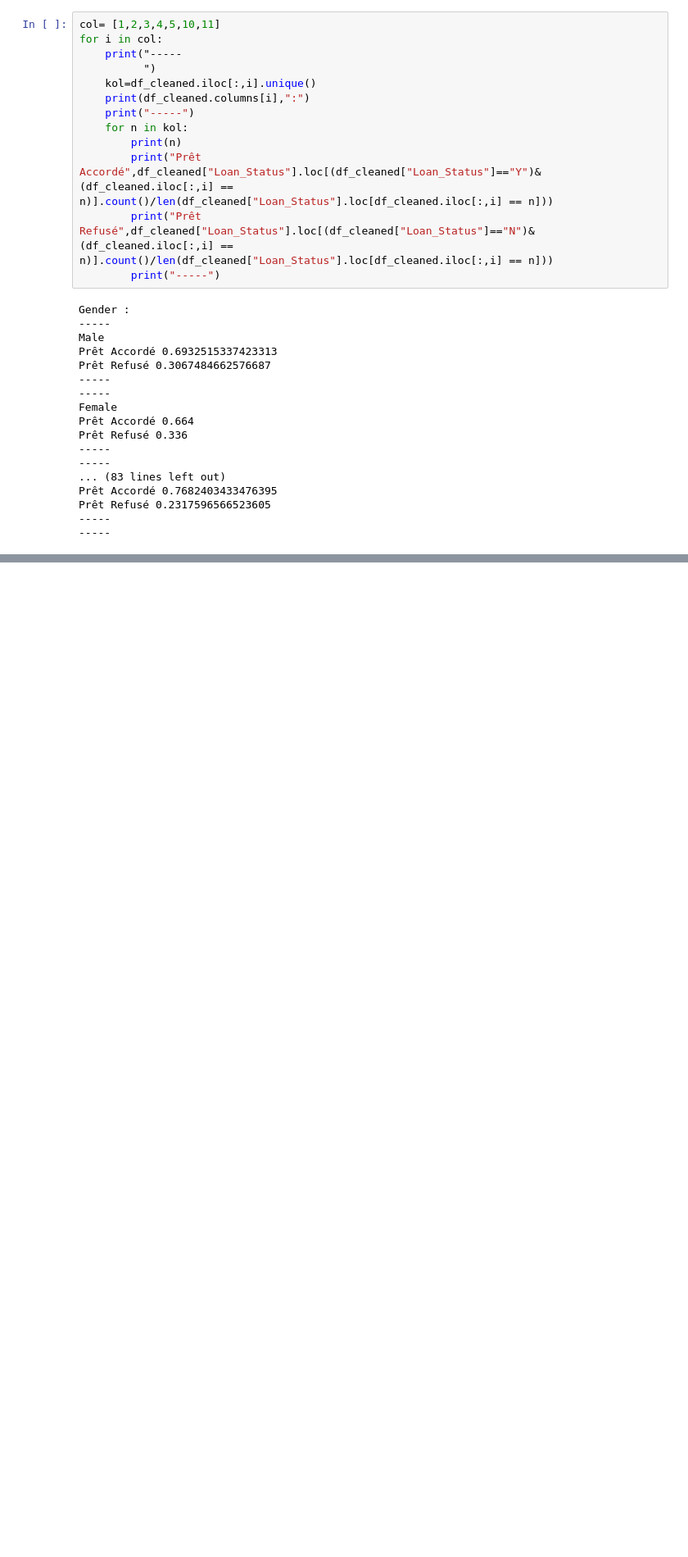
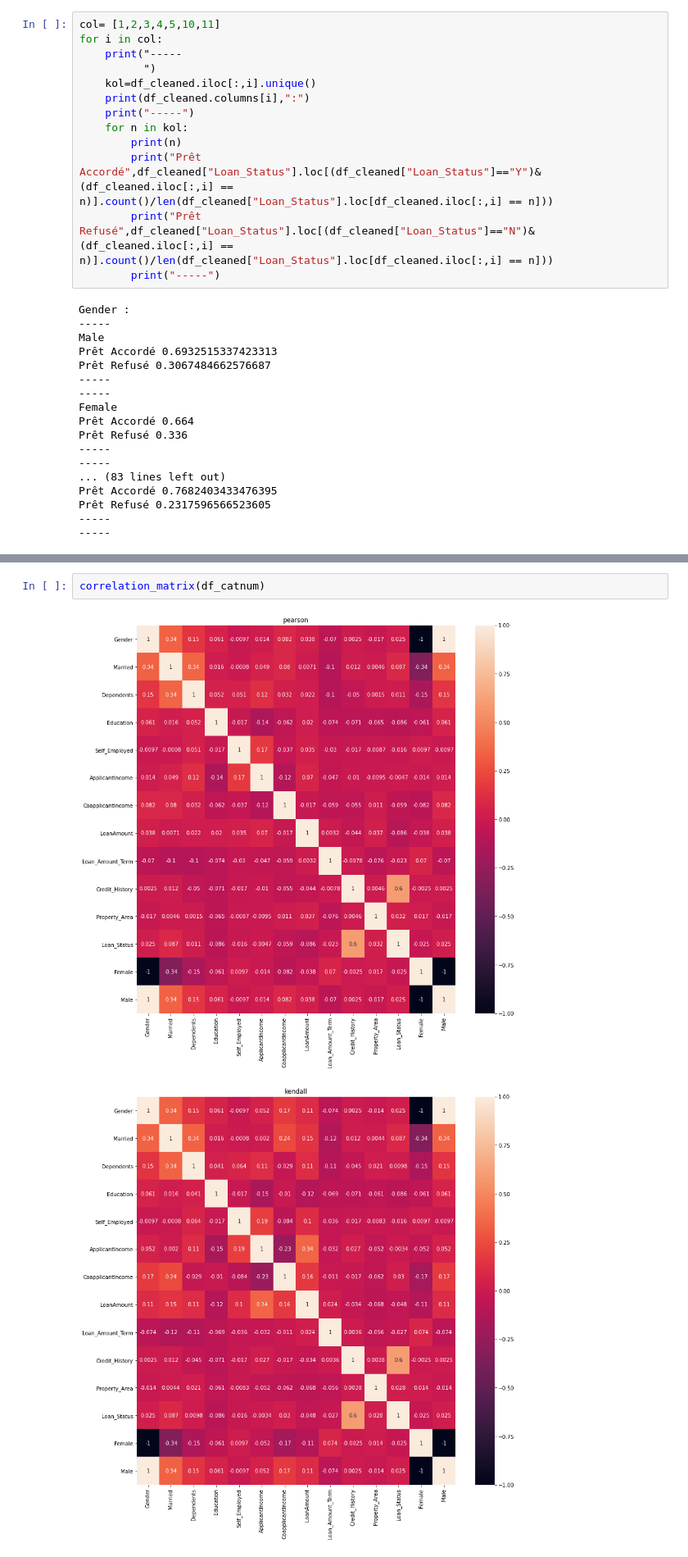
Before and after one commit to Gfeuillas/finance_project, a Jupyter notebook: Projet Finance.ipynb, the cells around one changed output, grey strips where cells are left out. Shown at 82% size. Saved outputs shown, nothing was run; the diff lists cells and outputs as text; blank space fills up the shorter version.

```diff
--- a/Projet Finance.ipynb
+++ b/Projet Finance.ipynb
@@ -1538,0 +1533,5 @@ plt.title('Evolution des teneurs nutritives en fonction du nutriscore', fontsize
+# %%
+correlation_matrix(df_catnum)
+# %% [output]
+[figure, added]
+[figure, added]
```
Also changed, not shown: parts of 26 cells of this notebook.
